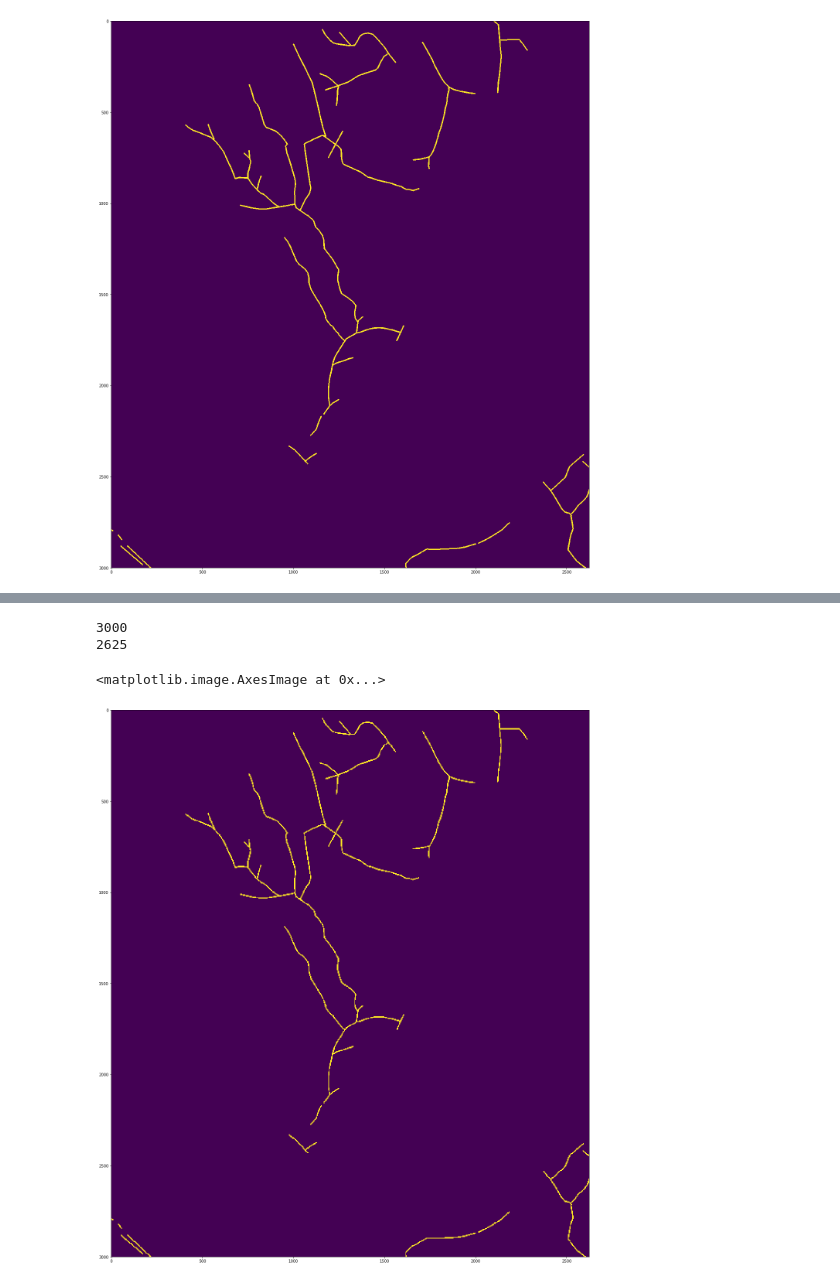
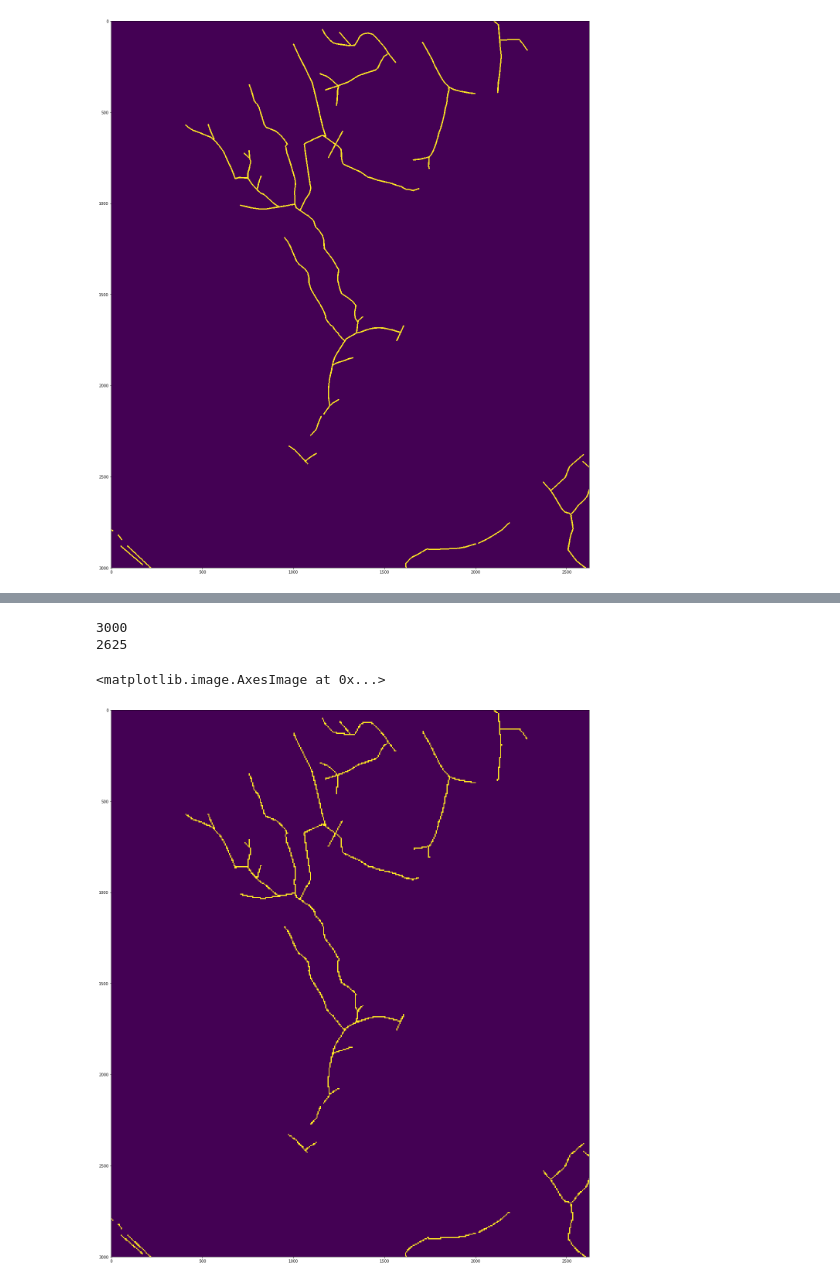
Before and after one commit to jonatan-flyckt/bachelors-thesis-playground, a Jupyter notebook: jonatan_features/random_forest.ipynb, the cells around one changed output, grey strips where cells are left out. Cells and saved outputs as stored; diff of their text form; code cells hidden in the pictures.

```diff
--- a/jonatan_features/random_forest.ipynb
+++ b/jonatan_features/random_forest.ipynb
@@ -486,12 +469,12 @@ plt.imshow(evaluatedArr)
 # %%
-validationZones = rasterToZones(y_test_reshape, 4)
+validationZones = rasterToZones(y_test_reshape, 6)
 plt.figure(num=None, figsize=(28,26), facecolor='w', edgecolor='k')
 plt.imshow(validationZones)
 # %% [output]
 3000
 2625
 <matplotlib.image.AxesImage at 0x...>
-[figure, old version]
+[figure, new version]
 # %%
 def rasterToZones(arr, zoneSize):
     newArr = arr.copy()
```
Also changed, not shown: parts of 19 cells of this notebook.
